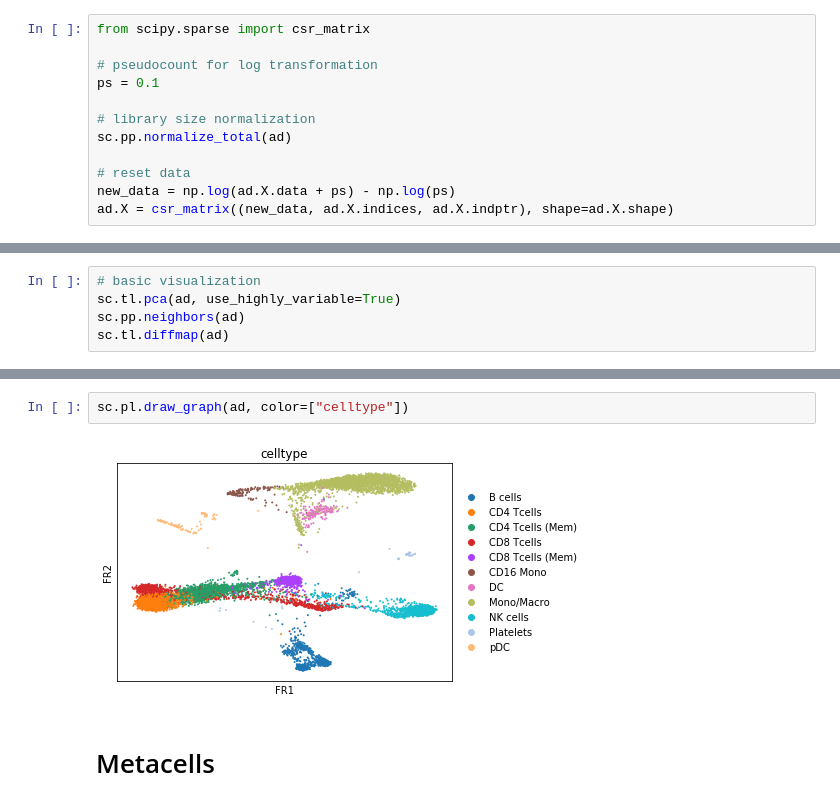
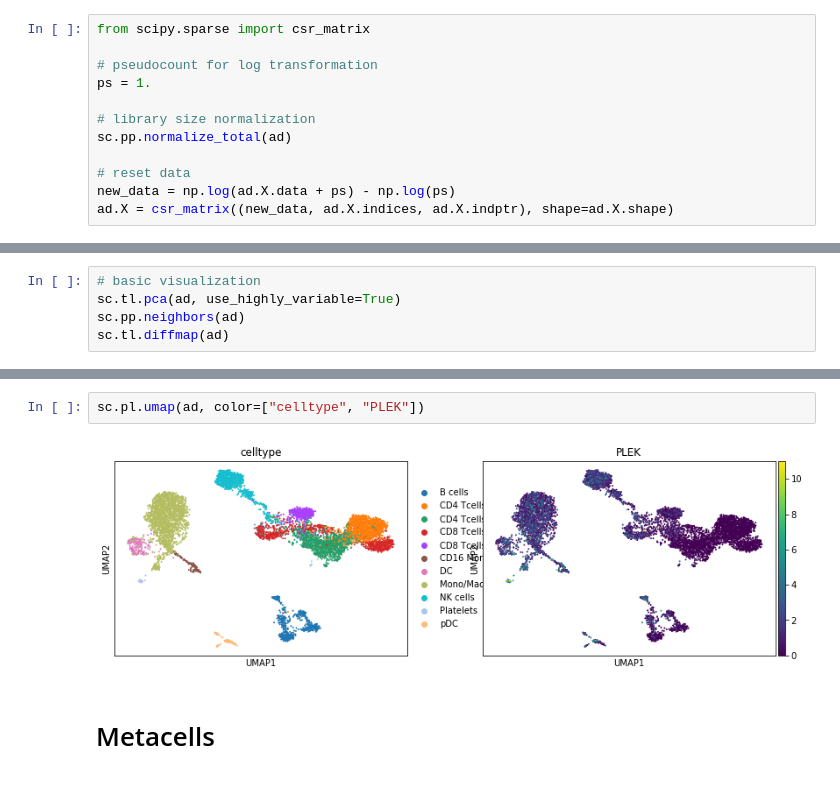
Before and after one commit to dpeerlab/SEACells, a Jupyter notebook: pbmc_rna_test_diffkm.ipynb, the cells around one changed output, grey strips where cells are left out. Cells and saved outputs as stored; diff of their text form.

```diff
--- a/pbmc_rna_test_diffkm.ipynb
+++ b/pbmc_rna_test_diffkm.ipynb
@@ -41,7 +41,7 @@ ad.raw = ad
 from scipy.sparse import csr_matrix
 
 # pseudocount for log transformation
-ps = 0.1
+ps = 1.
 
 # library size normalization
 sc.pp.normalize_total(ad)
@@ -72,7 +70,7 @@ WARNING: Package 'fa2' is not installed, falling back to layout 'fr'.To use the
 # %%
-sc.pl.draw_graph(ad, color=["celltype"])
+sc.pl.umap(ad, color=["celltype", "PLEK"])
 # %% [output]
-[figure, old version]
+[figure, new version]
 # %% [markdown]
 # Metacells
 # %%
```
Also changed, not shown: parts of 41 cells of this notebook, 8 other files.
